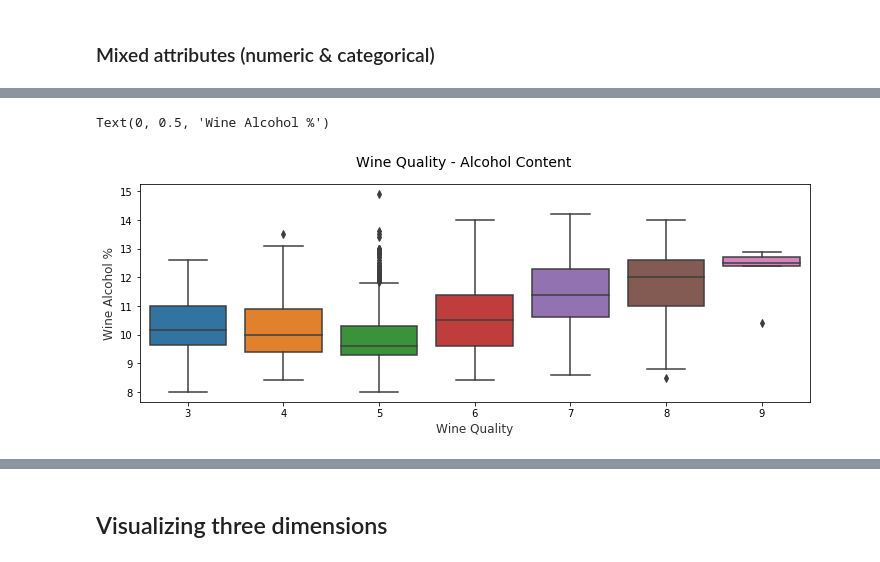
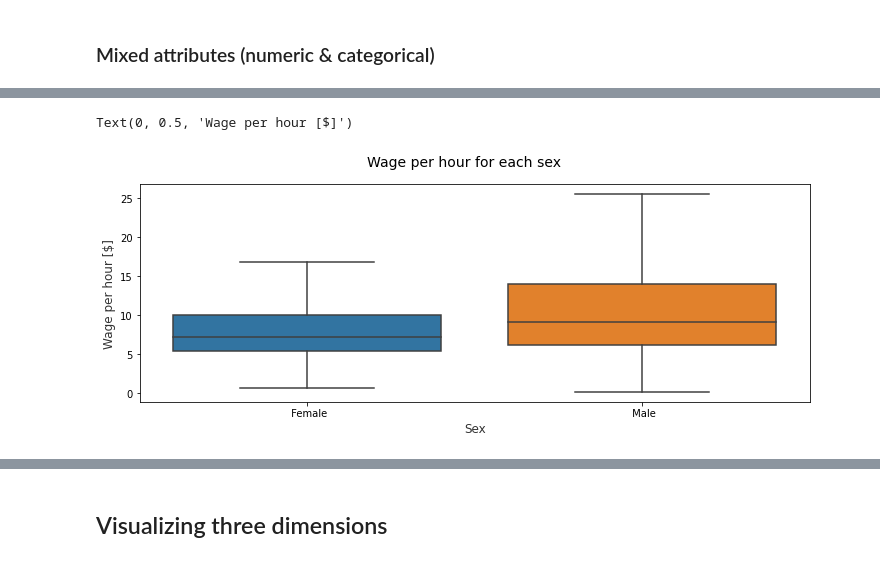
Before and after one commit to se21m024/DataScience, a Jupyter notebook: Exercise 1/se21m024_Stummer_ex1_Data_Visualization_Big.ipynb, the cells around one changed output, grey strips where cells are left out. Cells and saved outputs as stored; diff of their text form; code cells hidden in the pictures.

```diff
--- a/Exercise 1/se21m024_Stummer_ex1_Data_Visualization_Big.ipynb
+++ b/Exercise 1/se21m024_Stummer_ex1_Data_Visualization_Big.ipynb
@@ -26,7 +26,7 @@ columns = ['age', 'class of worker', 'detailed industry recode', 'detailed occup
 'country of birth father', 'country of birth mother', 'country of birth self', 'citizenship', 'own business or self employed',
 'fill inc questionnaire for veterans admin', 'veterans benefits', 'weeks worked in year', 'year', '???']
 
-raw_data = pd.read_csv('./Data Sets/Census-Income/census-income.data', sep=',', names = columns)
+raw_data = pd.read_csv('./Data Sets/Census-Income/census-income.data', sep=',', names = columns, skipinitialspace=True)
 
 # re-shuffle records just to randomize data points
 raw_data = raw_data.sample(frac=1, random_state=42).reset_index(drop=True)
@@ -265,10 +249,14 @@ for cat_a, cat_b in combinations:
 # %%
 f, (ax) = plt.subplots(1, 1, figsize=(12, 4))
-f.suptitle('Wine Quality - Alcohol Content', fontsize=14)
+f.suptitle('Wage per hour for each sex', fontsize=14)
 
-sns.boxplot(x="quality", y="alcohol", data=wines,  ax=ax)
-ax.set_xlabel("Wine Quality",size = 12,alpha=0.8)
-ax.set_ylabel("Wine Alcohol %",size = 12,alpha=0.8)
+sns.boxplot(x="sex", y="wage per hour", data=data,  ax=ax, showfliers = False)
+ax.set_xlabel("Sex",size = 12,alpha=0.8)
+ax.set_ylabel("Wage per hour [$]",size = 12,alpha=0.8)
+
+print("Interpretation:")
+print("  The mean wage as well as the lower and upper quartile for males is higher than those for females.")
+print("  The deviation for is also higher for males than for females.")
 # %% [output]
-Text(0, 0.5, 'Wine Alcohol %')
+Text(0, 0.5, 'Wage per hour [$]')
-[figure, old version]
+[figure, new version]
```
Also changed, not shown: parts of 30 cells of this notebook.
